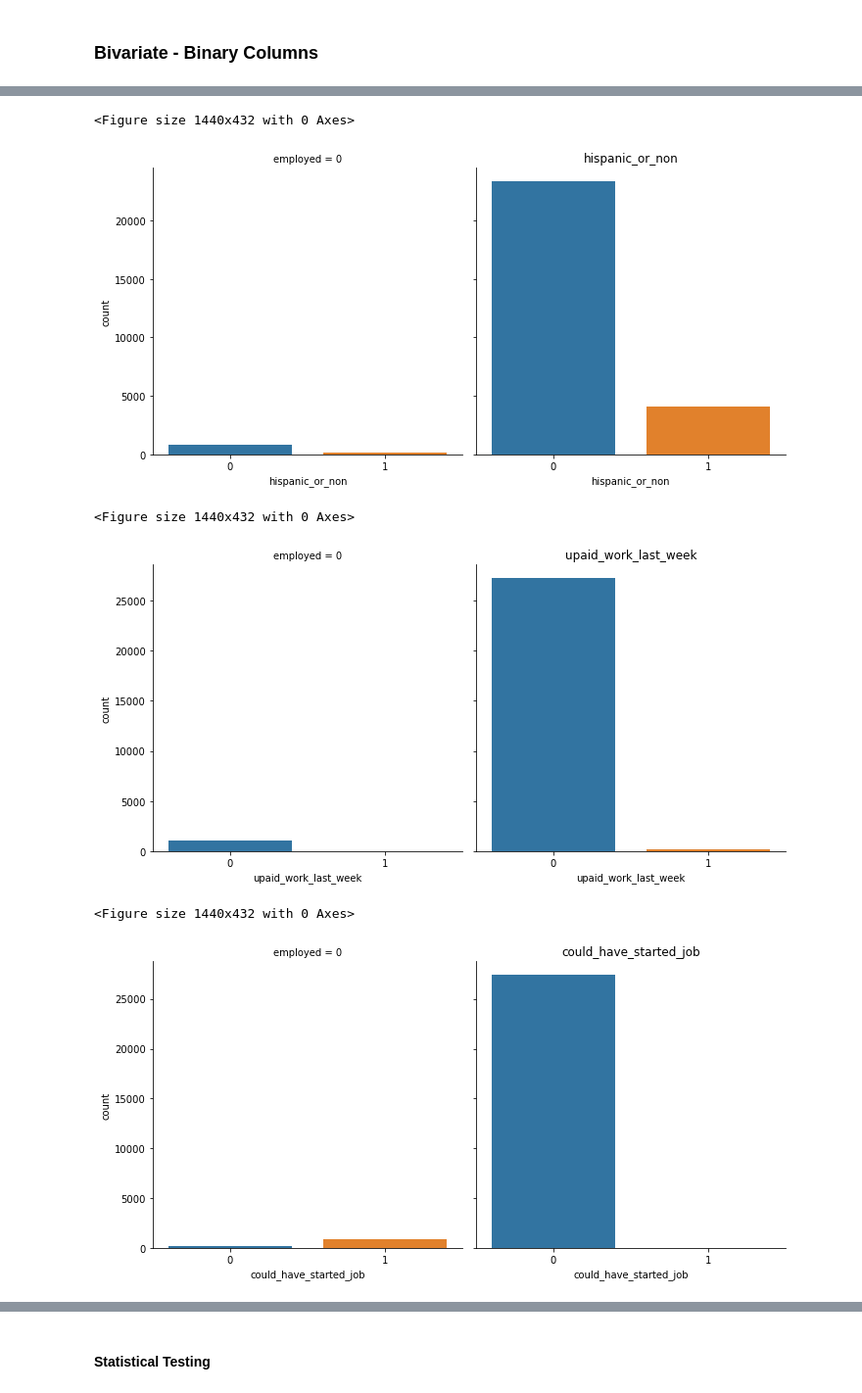
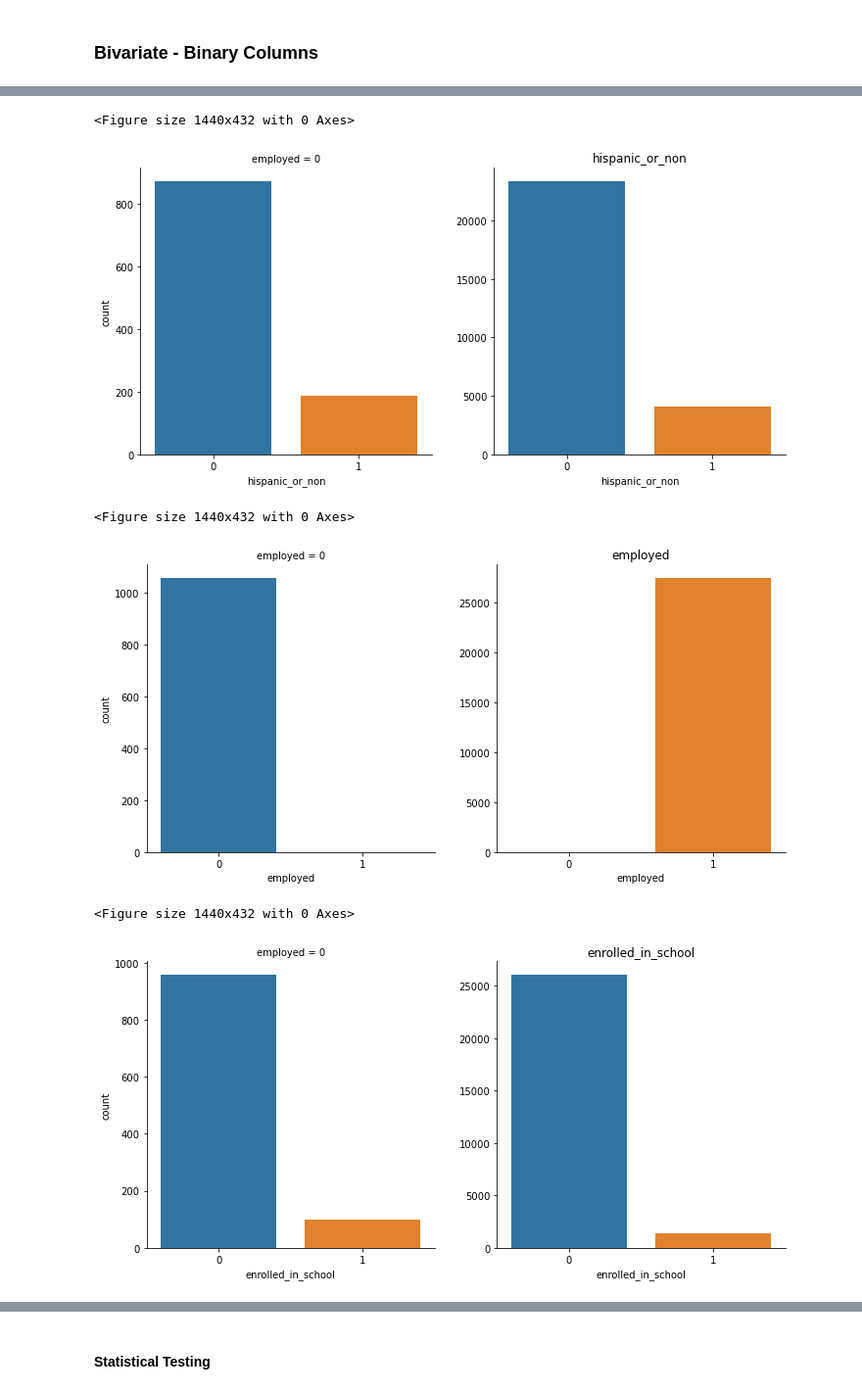
Before and after one commit to joshua-shorterivey/unemployment_project, a Jupyter notebook: explore.ipynb, the cells around one changed output, grey strips where cells are left out. Shown: that part at 98% size. Saved outputs shown, nothing was run; the diff lists cells and outputs as text; code cells hidden in the pictures.

```diff
--- a/explore.ipynb
+++ b/explore.ipynb
@@ -114,11 +99,8 @@ categorical_cols = ['housing_type','family_income','household_type',
                 'mother_birth_country','father_birth_country','citizenship',
                 'industry','occupation']
 
-binary_cols = ['own_bus_or_farm', 'sex', 'veteran','hispanic_or_non',
-        'upaid_work_last_week','could_have_started_job',
-        'sought_work_last_12_months', 'worked_last_12_months',
-        'intend_to_look_next_12_months','employed', 'usual_ot_tips_commis',
-        'enrolled_in_school','professional_certification']
+binary_cols = ['own_bus_or_farm', 'is_male', 'veteran','hispanic_or_non',
+                'employed', 'enrolled_in_school','professional_certification']
 
 continuous_cols = ['age', 'household_num', 'children_in_household']
 # %%
@@ -183,8 +165,7 @@ for col in train[categorical_cols]:
 # %%
 for col in train[binary_cols]:
     plt.figure(figsize=(20,6))
-    sns.catplot(data=train, x=col, col='employed', kind='count', orient='y')
-
+    sns.catplot(data=train, x=col, col='employed', kind='count', sharey=False, orient='y')
     #plt.axhline(y=train.employed.mean(), color='red', linestyle='dashed', label='Employement Percentage')
     plt.title(col)
     plt.show()
@@ -198,6 +179,6 @@ for col in train[binary_cols]:
 <Figure size 1440x432 with 0 Axes>
-[figure, old version]
+[figure, new version]
 <Figure size 1440x432 with 0 Axes>
-[figure, old version]
+[figure, new version]
 <Figure size 1440x432 with 0 Axes>
-[figure, old version]
+[figure, new version]
```
Also changed, not shown: parts of 35 cells of this notebook, 6 other files.
